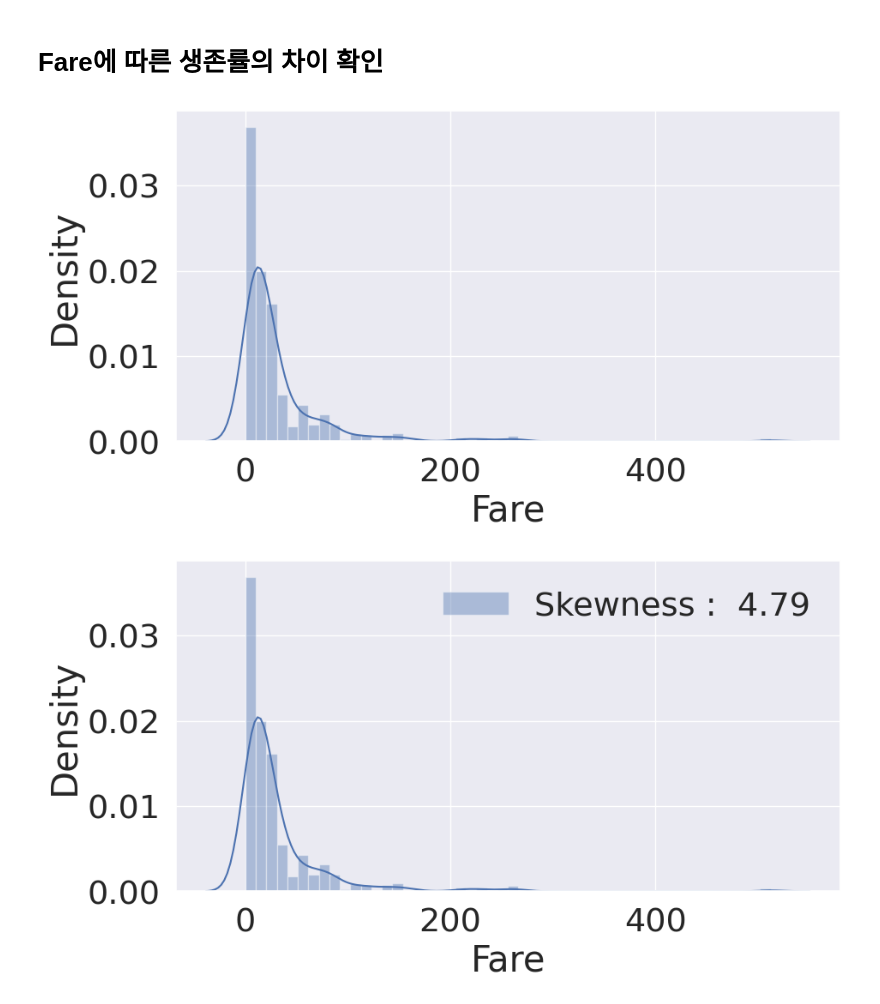
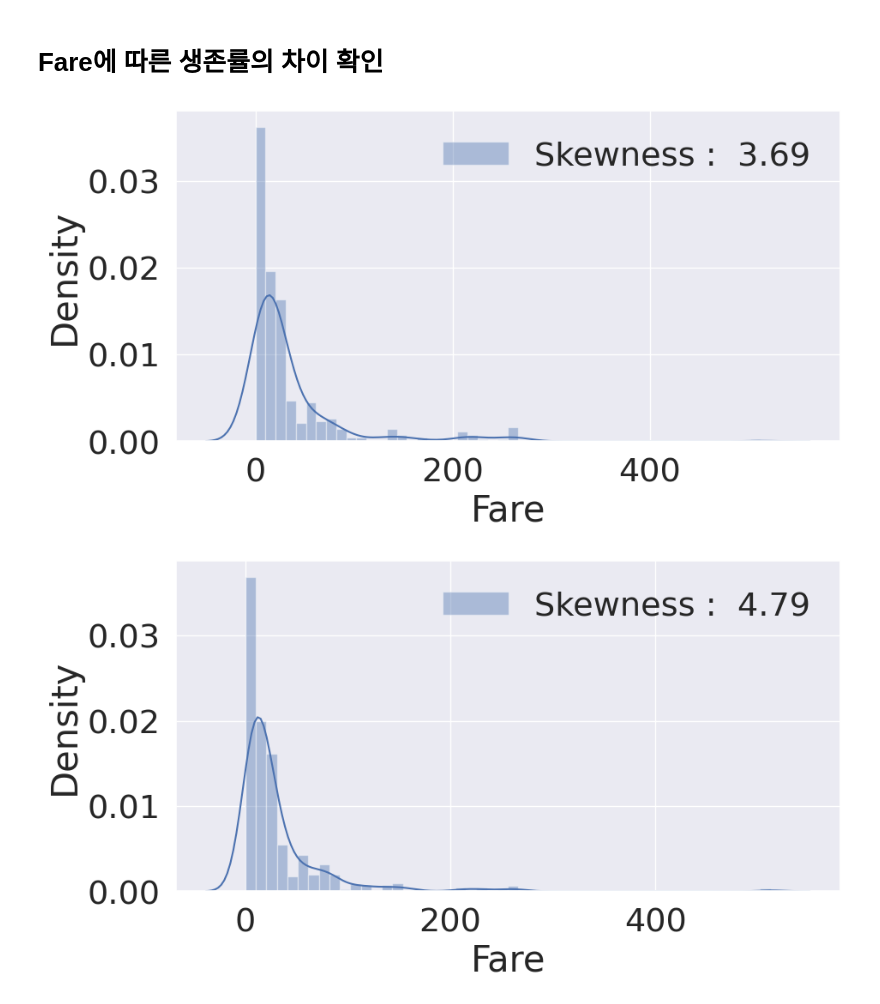
Before and after one commit to yoonseong00/colab, a Jupyter notebook: 타이타닉.ipynb, the cells around one changed output. Cells and saved outputs as stored; diff of their text form; code cells hidden in the pictures.

```diff
--- a/타이타닉.ipynb
+++ b/타이타닉.ipynb
@@ -484,10 +523,10 @@ plt.show()
 # Fare에 따른 생존률의 차이 확인
 # %%
 plt.figure(figsize = (10, 5))
-fare_hist = sns.distplot(df_train['Fare'], label = 'Skewness : {: .2f}'.format(df_train['Fare'].skew()))
-# fare_hist = fare_hist.legend(loc='best')
+fare_hist = sns.distplot(df_test['Fare'], label = 'Skewness : {: .2f}'.format(df_test['Fare'].skew()))
+fare_hist = fare_hist.legend(loc='best')
 # %% [output]
-[figure, old version]
+[figure, new version]
 # %%
 plt.figure(figsize = (10, 5))
 fare_hist = sns.distplot(df_train['Fare'], label = 'Skewness : {: .2f}'.format(df_train['Fare'].skew()))
```
Also changed, not shown: parts of 8 cells of this notebook.
